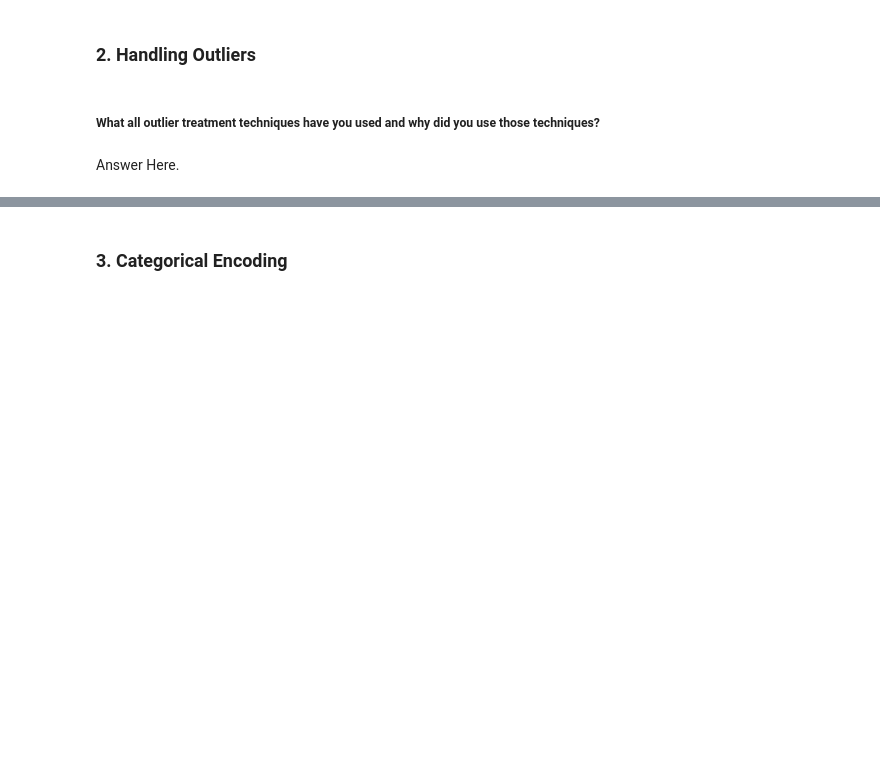
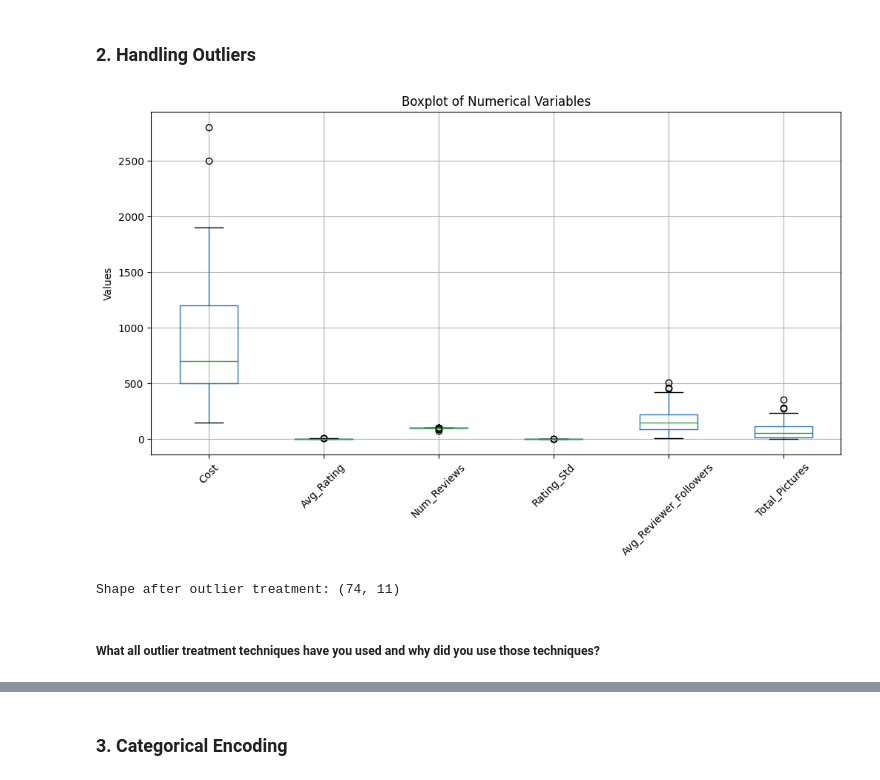
Before and after one commit to adamaneeqaqwathka-arch/Zomato-Data-Analysis, a Jupyter notebook: notebooks/Sample_ML_Submission_Template.ipynb, the cells around one changed output, grey strips where cells are left out. Cells and saved outputs as stored; diff of their text form; code cells hidden in the pictures; blank space fills up the shorter version.

```diff
--- a/notebooks/Sample_ML_Submission_Template.ipynb
+++ b/notebooks/Sample_ML_Submission_Template.ipynb
@@ -1257,2 +1255,13 @@ Again, this shows association, not causation.
+# %%
+# Check missing values
+df.isnull().sum()
+
+# Fill numerical missing values with median
+df['Avg_Rating'] = df['Avg_Rating'].fillna(df['Avg_Rating'].median())
+df['Rating_Std'] = df['Rating_Std'].fillna(0)
+
+# Fill categorical missing values with mode
+df['Cuisines'] = df['Cuisines'].fillna(df['Cuisines'].mode()[0])
+df['Timings'] = df['Timings'].fillna(df['Timings'].mode()[0])
 # %% [markdown]
 #### What all missing value imputation techniques have you used and why did you use those techniques?
@@ -1265,4 +1279,44 @@ Answer Here.
+# %%
+# Numerical columns used for outlier detection
+numeric_columns = [
+    'Cost',
+    'Avg_Rating',
+    'Num_Reviews',
+    'Rating_Std',
+    'Avg_Reviewer_Followers',
+    'Total_Pictures'
+]
+
+# Boxplots for numerical variables
+df[numeric_columns].boxplot(figsize=(12, 6))
+
+plt.xticks(rotation=45)
+plt.title('Boxplot of Numerical Variables')
+plt.ylabel('Values')
+
+plt.show()
+# %% [output]
+[figure, added]
+# %%
+# Remove outliers using IQR method
+
+for column in numeric_columns:
+
+    Q1 = df[column].quantile(0.25)
+    Q3 = df[column].quantile(0.75)
+
+    IQR = Q3 - Q1
+
+    lower_limit = Q1 - 1.5 * IQR
+    upper_limit = Q3 + 1.5 * IQR
+
+    df = df[
+        (df[column] >= lower_limit) &
+        (df[column] <= upper_limit)
+    ]
+
+print("Shape after outlier treatment:", df.shape)
+# %% [output]
+Shape after outlier treatment: (74, 11)
 # %% [markdown]
 ##### What all outlier treatment techniques have you used and why did you use those techniques?
-# %% [markdown]
-Answer Here.
```
Also changed, not shown: parts of 34 cells of this notebook.
